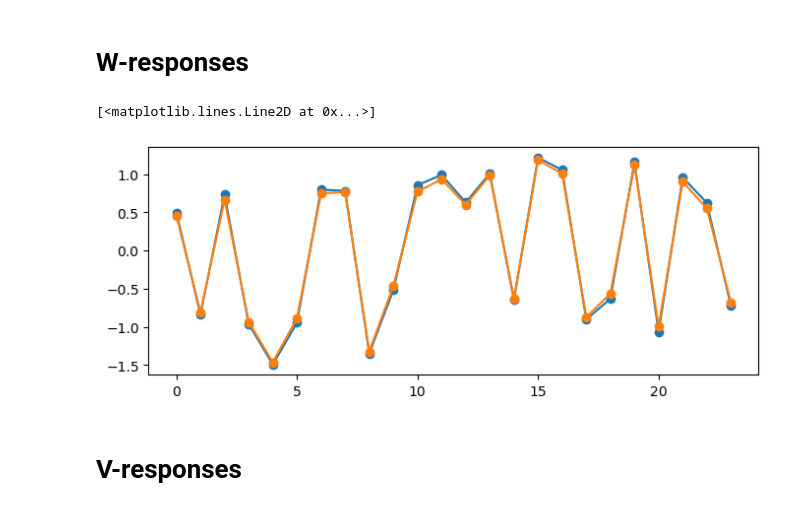
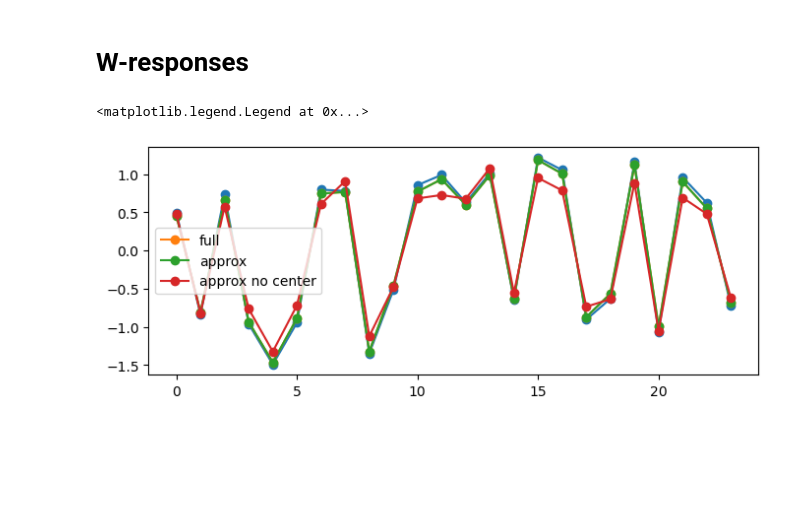
Before and after one commit to stootoon/glom-io-transform-release, a Jupyter notebook: model_fitting/explain_diag.ipynb, the cells around one changed output. Drawn from its saved outputs; the diff is of its cells as text; code cells hidden in the pictures; blank space fills up the shorter version.

```diff
--- a/model_fitting/explain_diag.ipynb
+++ b/model_fitting/explain_diag.ipynb
@@ -187,12 +98,19 @@ tight_layout()
+# %%
+fits = {}
 # %% [markdown]
 # W-responses
 # %%
 zz = Q.z * xn
 ss = sqrt(np.abs(Q.g_)) * xn * sign(-Q.h_)
 plot(zz[in_W], "o-")
-plot(c[in_W] + ss[in_W], "o-")
+fits["W"] = {
+    "full": ss.copy(),
+    "approx": -sign(Q.h_)* sqrt(np.abs(Q.g_)) * xn
+}
+plot(c[in_W] + fits["W"]["full"][in_W], "o-", label="full")
+plot(c[in_W] + fits["W"]["approx"][in_W], "o-", label="approx")
+plot(fits["W"]["approx"][in_W], "o-", label="approx no center")
+legend()
 # %% [output]
-[<matplotlib.lines.Line2D at 0x...>]
+<matplotlib.legend.Legend at 0x...>
-[figure, old version]
+[figure, new version]
-# %% [markdown]
-# V-responses
```
Also changed, not shown: parts of 10 cells of this notebook, 2 other files.
